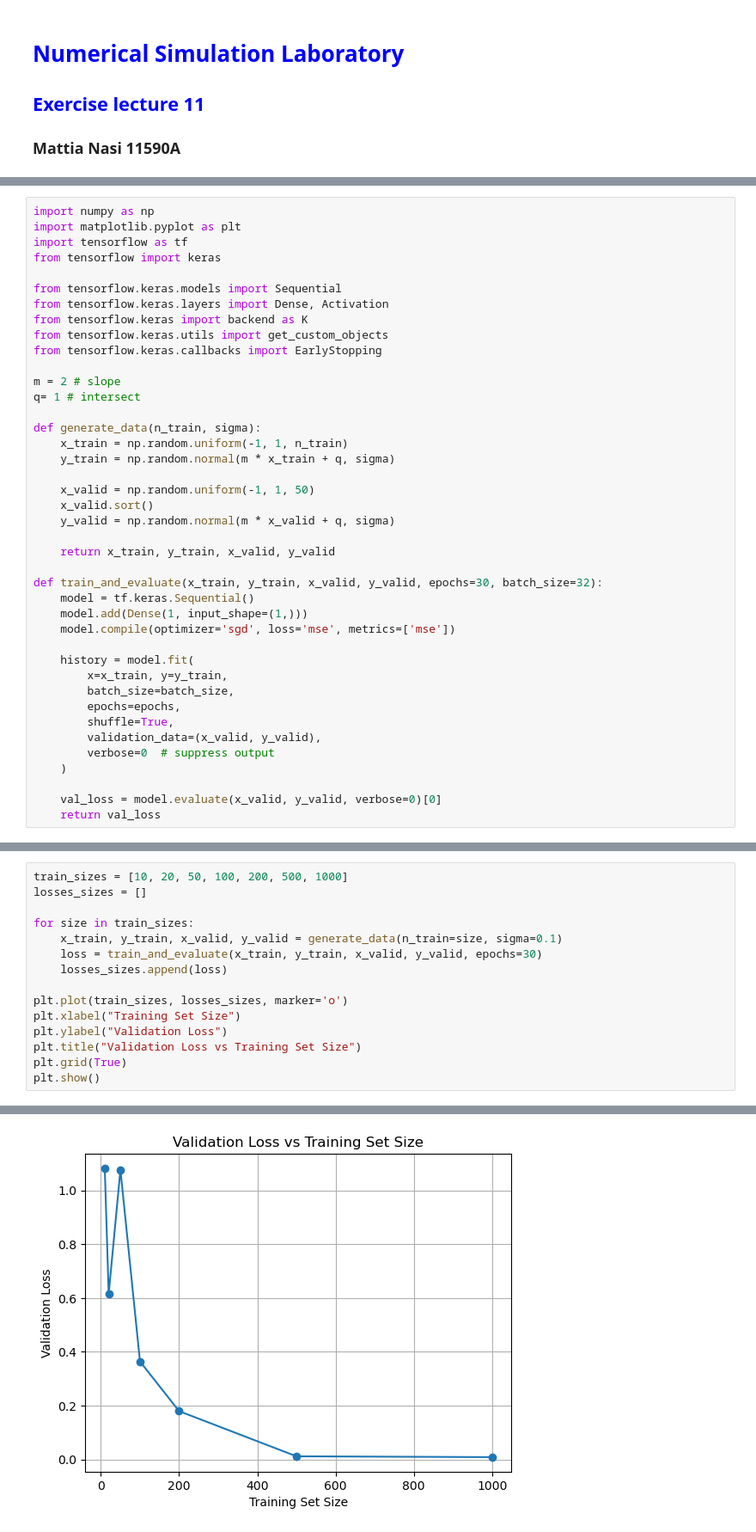
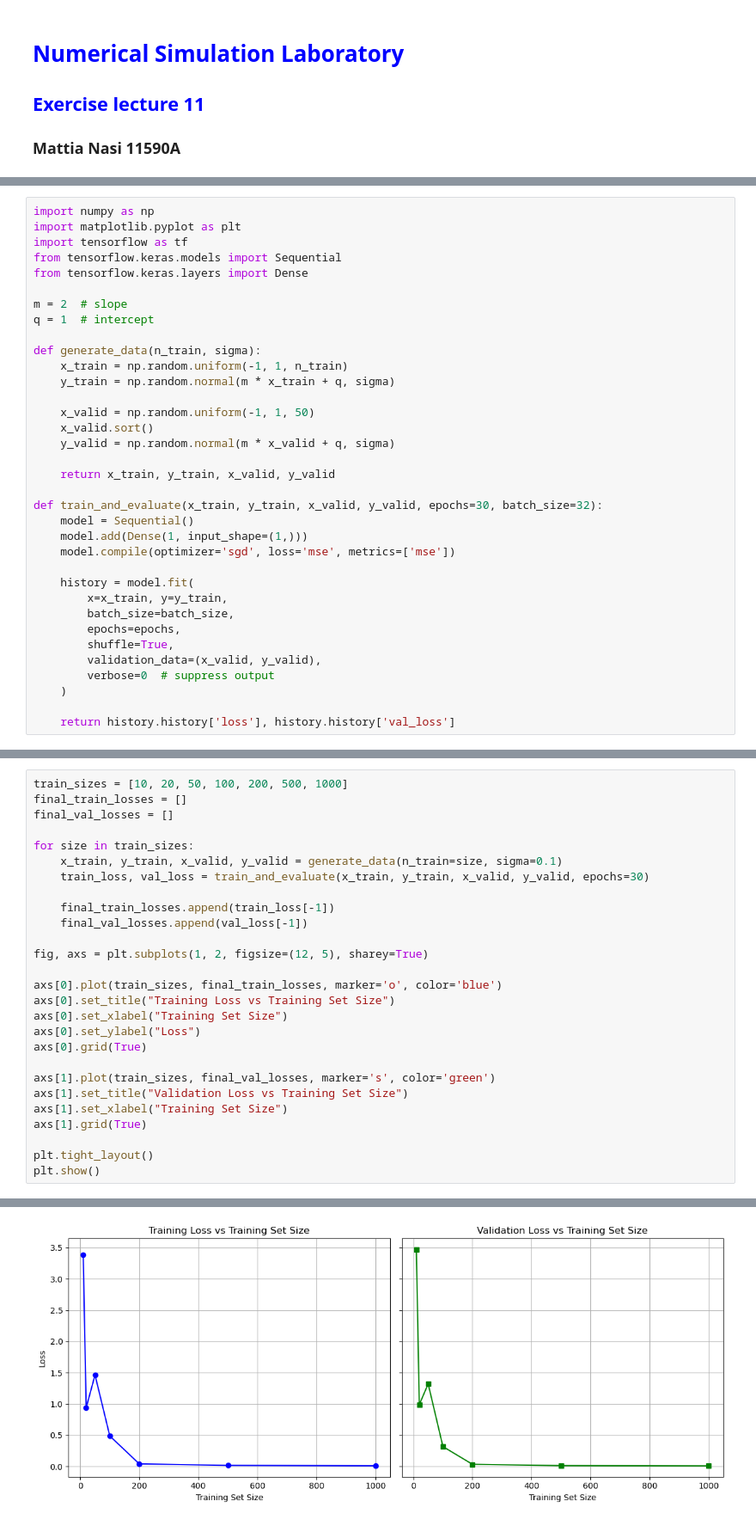
Before and after one commit to mattianasi/Numerical_simulation_laboratory, a Jupyter notebook: Lezione 11/Ex11.ipynb, the cells around one changed output, grey strips where cells are left out. Shown at 86% size. Drawn from its saved outputs; the diff is of its cells as text.

```diff
--- a/Lezione 11/Ex11.ipynb
+++ b/Lezione 11/Ex11.ipynb
@@ -8,16 +41,11 @@
 import numpy as np
 import matplotlib.pyplot as plt
 import tensorflow as tf
-from tensorflow import keras
+from tensorflow.keras.models import Sequential
+from tensorflow.keras.layers import Dense
 
-from tensorflow.keras.models import Sequential
-from tensorflow.keras.layers import Dense, Activation
-from tensorflow.keras import backend as K
-from tensorflow.keras.utils import get_custom_objects
-from tensorflow.keras.callbacks import EarlyStopping
-
-m = 2 # slope
-q= 1 # intersect
+m = 2  # slope
+q = 1  # intercept
 
 def generate_data(n_train, sigma):
     x_train = np.random.uniform(-1, 1, n_train)
@@ -30,7 +58,7 @@ def generate_data(n_train, sigma):
     return x_train, y_train, x_valid, y_valid
 
 def train_and_evaluate(x_train, y_train, x_valid, y_valid, epochs=30, batch_size=32):
-    model = tf.keras.Sequential()
+    model = Sequential()
     model.add(Dense(1, input_shape=(1,)))
     model.compile(optimizer='sgd', loss='mse', metrics=['mse'])
 
@@ -43,7 +71,6 @@ def train_and_evaluate(x_train, y_train, x_valid, y_valid, epochs=30, batch_size
         verbose=0  # suppress output
     )
 
-    val_loss = model.evaluate(x_valid, y_valid, verbose=0)[0]
-    return val_loss
+    return history.history['loss'], history.history['val_loss']
 # %%
 epoch_range = range(1, 101, 5)
@@ -66,16 +111,28 @@ plt.show()
 # %%
 train_sizes = [10, 20, 50, 100, 200, 500, 1000]
-losses_sizes = []
+final_train_losses = []
+final_val_losses = []
 
 for size in train_sizes:
     x_train, y_train, x_valid, y_valid = generate_data(n_train=size, sigma=0.1)
-    loss = train_and_evaluate(x_train, y_train, x_valid, y_valid, epochs=30)
-    losses_sizes.append(loss)
+    train_loss, val_loss = train_and_evaluate(x_train, y_train, x_valid, y_valid, epochs=30)
 
-plt.plot(train_sizes, losses_sizes, marker='o')
-plt.xlabel("Training Set Size")
-plt.ylabel("Validation Loss")
-plt.title("Validation Loss vs Training Set Size")
-plt.grid(True)
+    final_train_losses.append(train_loss[-1])
+    final_val_losses.append(val_loss[-1])
+
+fig, axs = plt.subplots(1, 2, figsize=(12, 5), sharey=True)
+
+axs[0].plot(train_sizes, final_train_losses, marker='o', color='blue')
+axs[0].set_title("Training Loss vs Training Set Size")
+axs[0].set_xlabel("Training Set Size")
+axs[0].set_ylabel("Loss")
+axs[0].grid(True)
+
+axs[1].plot(train_sizes, final_val_losses, marker='s', color='green')
+axs[1].set_title("Validation Loss vs Training Set Size")
+axs[1].set_xlabel("Training Set Size")
+axs[1].grid(True)
+
+plt.tight_layout()
 plt.show()
 # %% [output]
@@ -83,3 +140,3 @@ plt.show()
-[figure, old version]
+[figure, new version]
 # %%
 sigma_values = np.linspace(0, 1, 10)
```
Also changed, not shown: parts of 25 cells of this notebook.
